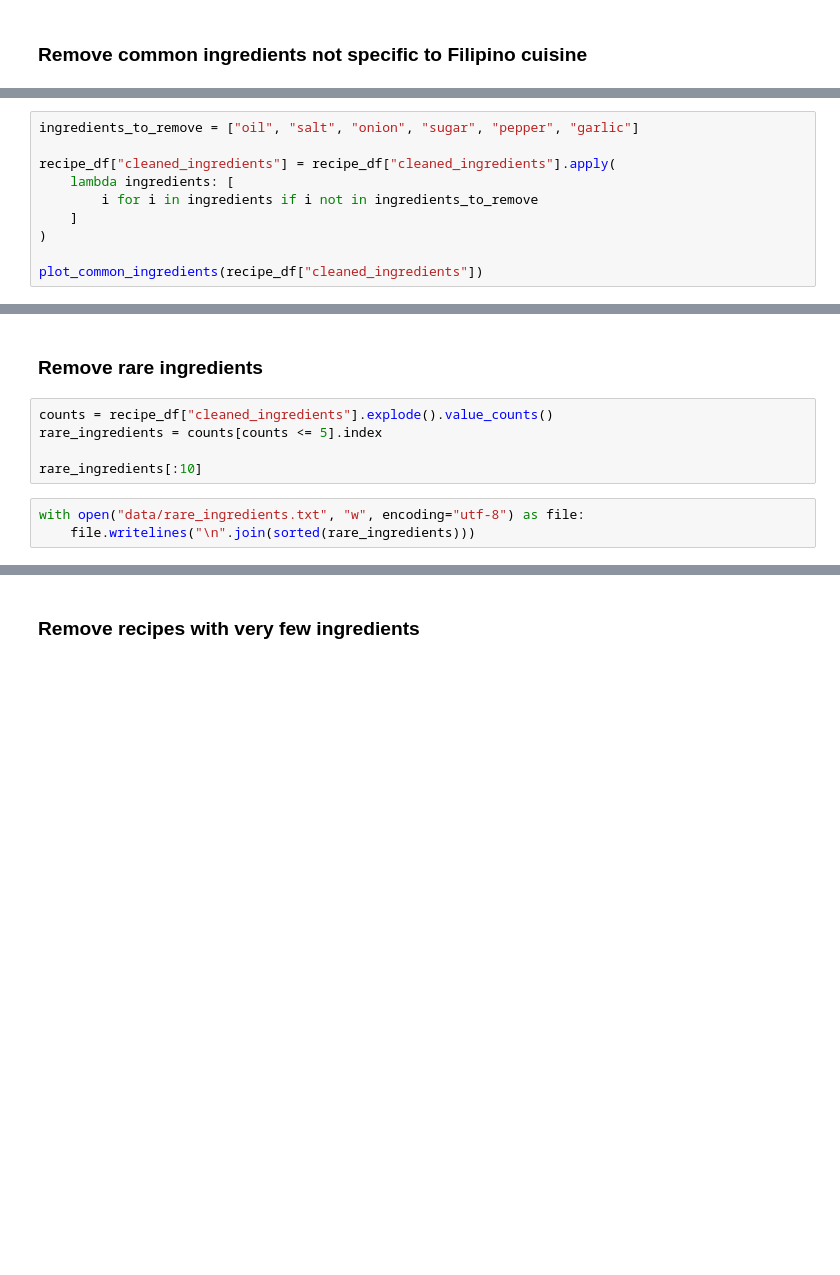
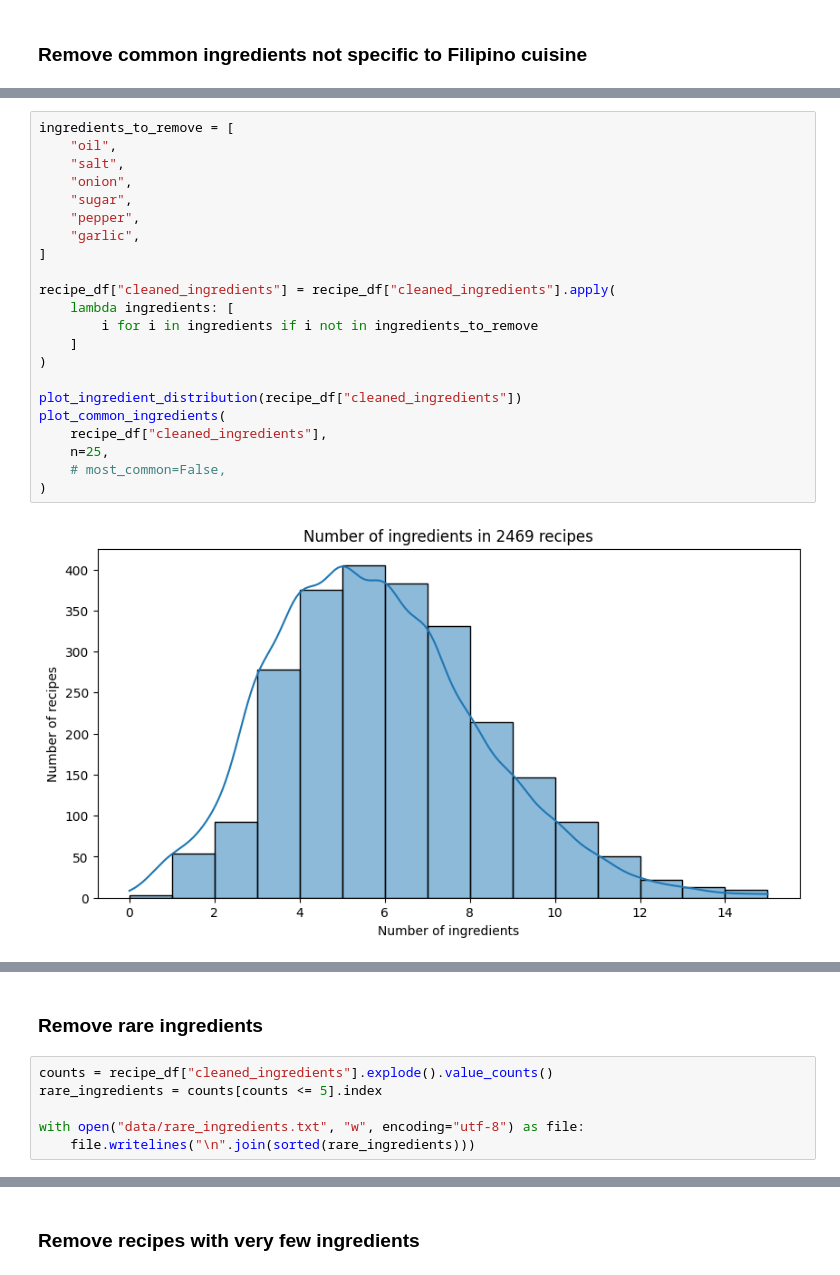
Before and after one commit to rixmape/panlasang-pinoy-clustering, a Jupyter notebook: panlasang-pinoy.ipynb, the cells around one changed output, grey strips where cells are left out. Cells and saved outputs as stored; diff of their text form; blank space fills up the shorter version.

```diff
--- a/panlasang-pinoy.ipynb
+++ b/panlasang-pinoy.ipynb
@@ -366,10 +357,24 @@ plot_common_ingredients(recipe_df["cleaned_ingredients"])
 # %%
-ingredients_to_remove = ["oil", "salt", "onion", "sugar", "pepper", "garlic"]
+ingredients_to_remove = [
+    "oil",
+    "salt",
+    "onion",
+    "sugar",
+    "pepper",
+    "garlic",
+]
 
 recipe_df["cleaned_ingredients"] = recipe_df["cleaned_ingredients"].apply(
     lambda ingredients: [
         i for i in ingredients if i not in ingredients_to_remove
     ]
 )
 
-plot_common_ingredients(recipe_df["cleaned_ingredients"])
+plot_ingredient_distribution(recipe_df["cleaned_ingredients"])
+plot_common_ingredients(
+    recipe_df["cleaned_ingredients"],
+    n=25,
+    # most_common=False,
+)
+# %% [output]
+[figure, added]
@@ -379,10 +385,8 @@ plot_common_ingredients(recipe_df["cleaned_ingredients"])
 counts = recipe_df["cleaned_ingredients"].explode().value_counts()
 rare_ingredients = counts[counts <= 5].index
 
-rare_ingredients[:10]
+with open("data/rare_ingredients.txt", "w", encoding="utf-8") as file:
+    file.writelines("\n".join(sorted(rare_ingredients)))
-# %%
-with open("data/rare_ingredients.txt", "w", encoding="utf-8") as file:
-    file.writelines("\n".join(sorted(rare_ingredients)))
 # %%
 def remove_rare_ingredients(ingredients):
     """Remove rare ingredients from a list."""
```
Also changed, not shown: parts of 13 cells of this notebook, 6 other files.
